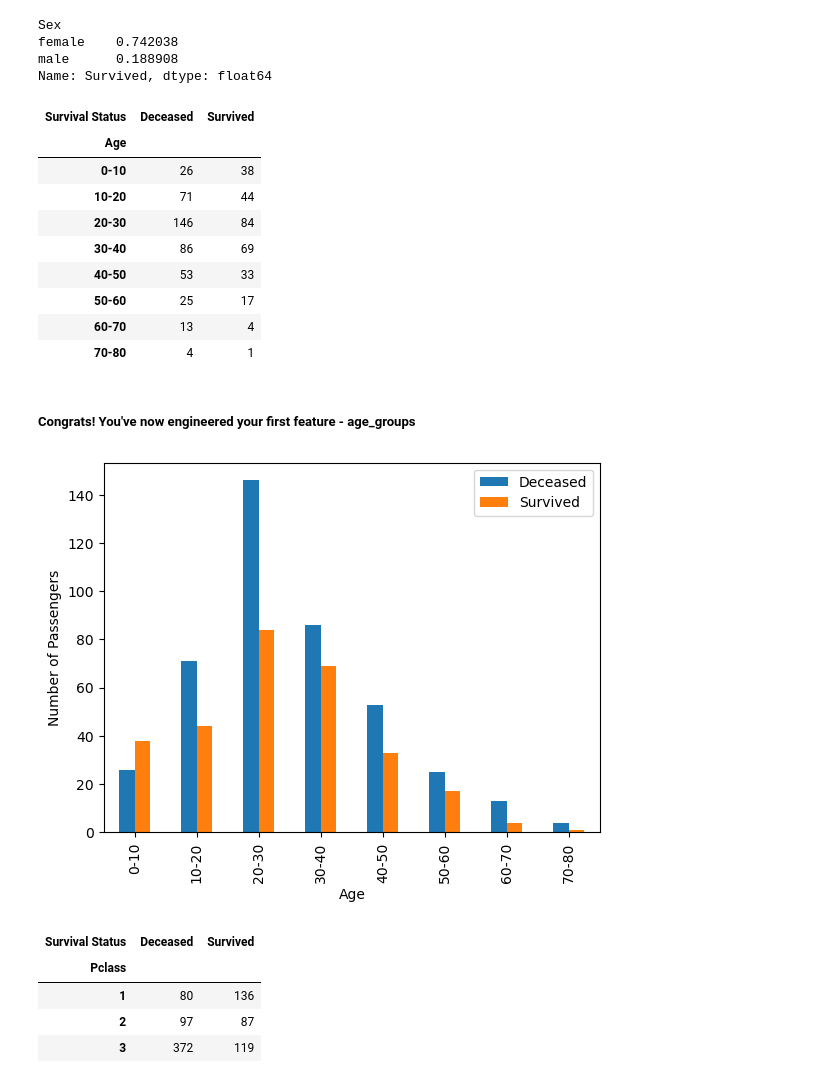
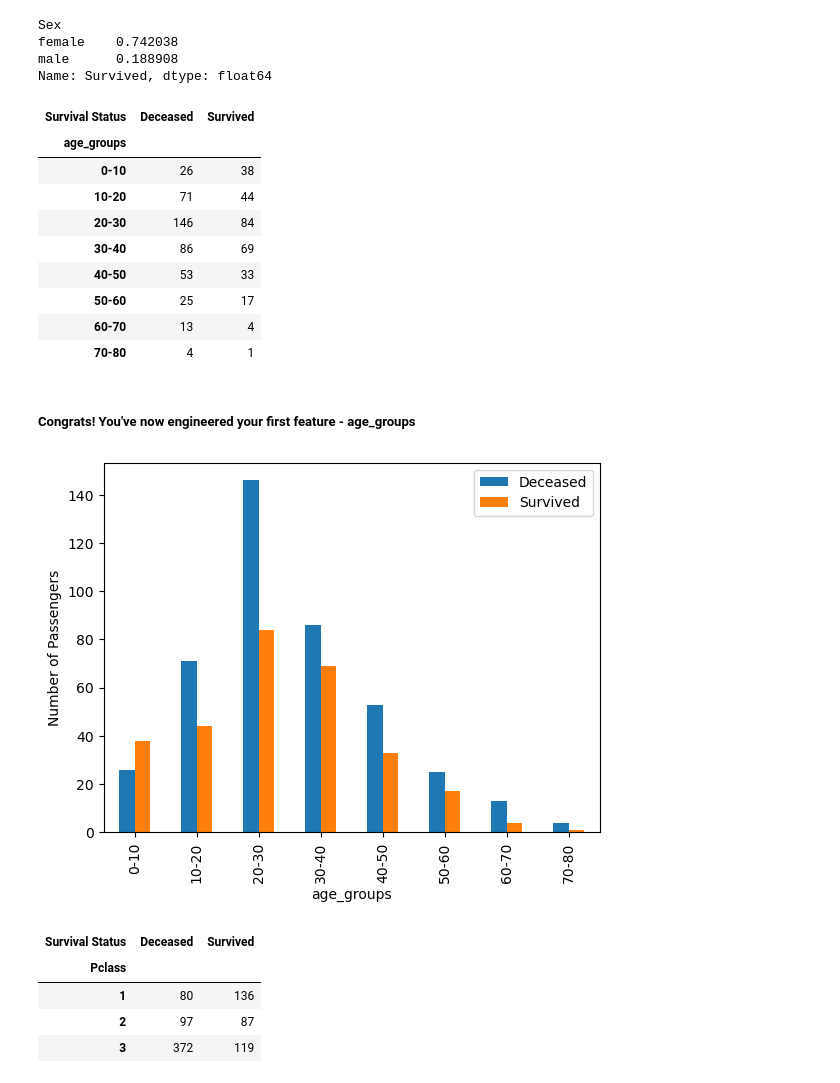
Before and after one commit to Sid1813/kaggle, a Jupyter notebook: Titanic - Machine Learning from Disaster/model_versions/titanic_v4.ipynb, the cells around one changed output. Cells and saved outputs as stored; diff of their text form; code cells hidden in the pictures.

```diff
--- a/Titanic - Machine Learning from Disaster/model_versions/titanic_v4.ipynb
+++ b/Titanic - Machine Learning from Disaster/model_versions/titanic_v4.ipynb
@@ -136,16 +136,16 @@ Name: Survived, dtype: float64
 # %%
 train_data["age_groups"] = pd.cut(train_data["Age"],
                     bins = [0,10,20,30,40,50,60,70,80],
                     labels = ["0-10", "10-20", "20-30", "30-40", "40-50", "50-60", "60-70", "70-80"])
 
-age_survival = pd.crosstab(age_groups, train_data["Survived"].map({ 0 : "Deceased", 1 : "Survived"}))
+age_survival = pd.crosstab(train_data["age_groups"], train_data["Survived"].map({ 0 : "Deceased", 1 : "Survived"}))
 
 age_survival.columns.name = "Survival Status"
 
 age_survival
 # %% [output]
 | Survival Status | Deceased | Survived |
-| Age |  |  |
+| age_groups |  |  |
 | 0-10 | 26 | 38 |
 | 10-20 | 71 | 44 |
 | 20-30 | 146 | 84 |
@@ -163,7 +163,7 @@ plt.ylabel("Number of Passengers")
 plt.legend(title = None)
 plt.show()
 # %% [output]
-[figure, old version]
+[figure, new version]
 # %%
 pclass_survival = pd.crosstab(train_data["Pclass"], train_data["Survived"].map({0: "Deceased", 1: "Survived"}))
 
```
Also changed, not shown: parts of 6 cells of this notebook.
